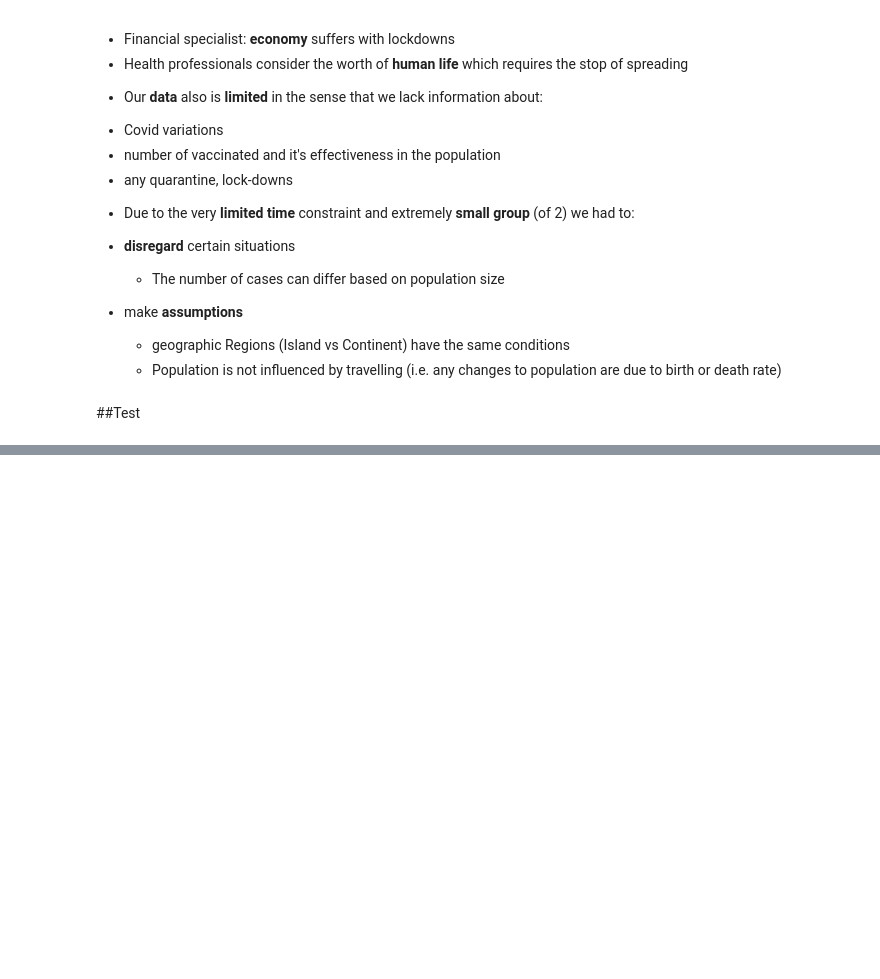
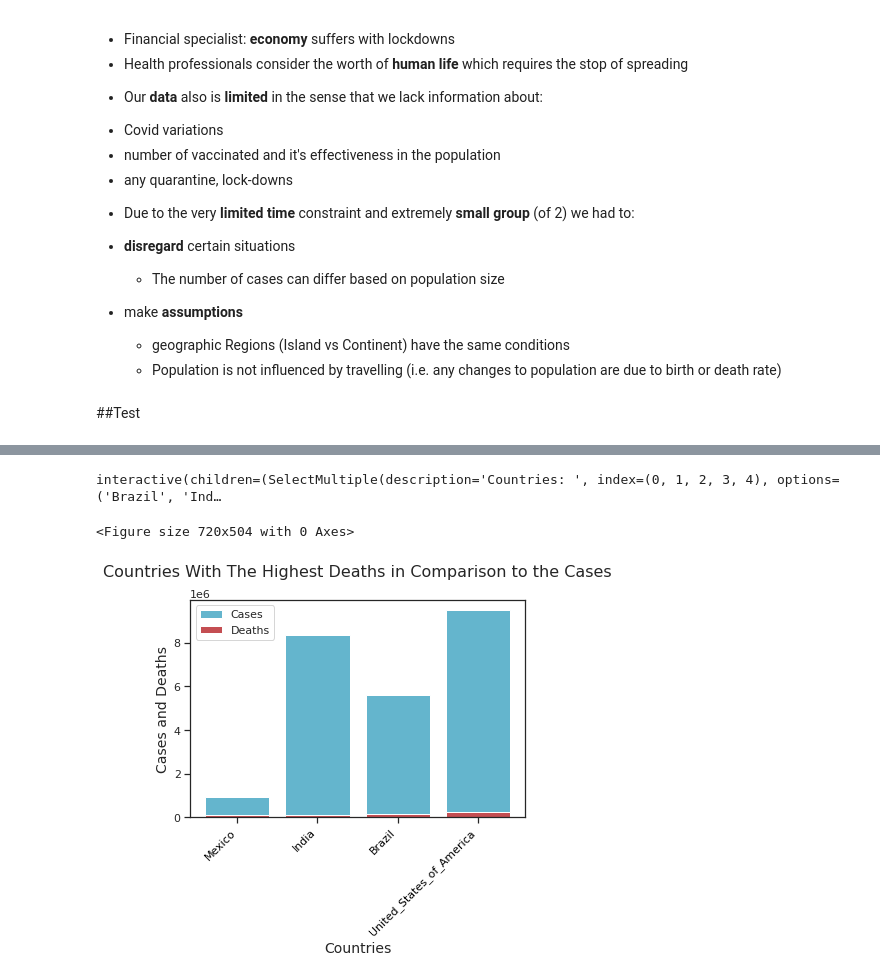
Before and after one commit to raulFuzita/cct_data_visualisation_communication, a Jupyter notebook: DVC_CA_Marina.ipynb, the cells around one changed output, grey strips where cells are left out. Saved outputs shown, nothing was run; the diff lists cells and outputs as text; code cells hidden in the pictures; blank space fills up the shorter version.

```diff
--- a/DVC_CA_Marina.ipynb
+++ b/DVC_CA_Marina.ipynb
@@ -568,0 +484,60 @@ sns.heatmap(pcd.corr(), annot=True, cmap='Oranges')
+# %%
+#@markdown Run this cell to sort data by month and filter by country.
+
+df_sortedbydm = df.sort_values(by=[dct.Month, dct.Day])
+filter = country4_hd[dct.Country].values
+dfplot = pv.pivot_melt(df_sortedbydm, dct.Country, dct.Deaths, filter=filter)
+
+#@markdown Select a country from the select area. This chart is interactive and should change the information once a country name is selected.
+
+#@markdown The graphic below compares the total deaths by Covid-19 against a few countries death rates. The period measured took place between January and November in 2020.
+
+default = dfplot.columns.unique()
+options = default.append(pd.Index(['Default']))
+four_country_picker = widgets.SelectMultiple(
+    options=options,
+    value=list(options),
+    description='Countries: '
+)
+
+@widgets.interact(symbols=four_country_picker)
+def render(symbols):
+  if 'Default' in symbols:
+    symbols = tuple(options)
+  selected = dfplot[dfplot.columns[dfplot.columns.isin(symbols)]]
+  plt.figure(figsize =(12, 9))
+  plt.plot(cases_deaths_date[dct.Deaths])
+  plt.plot(selected)
+  plt.xlabel('Days in a Year', fontsize=14)
+  plt.ylabel('Deaths\' rate', fontsize=14)
+  plt.title('Total Deaths vs Country\'s Deaths\n', fontsize=16)
+  plt.legend(['Total Deaths']+list(symbols))
+  plt.show()
+# %% [output]
+interactive(children=(SelectMultiple(description='Countries: ', index=(0, 1, 2, 3, 4), options=('Brazil', 'Ind…
+# %%
+#@title ### Comparing deaths and cases
+
+#@markdown Although those countries have the highest death rate, it is still much smaller than the cases. This analysis is not regardless of the number of deaths it represents in percentage but the correlation between those two variables.
+
+#@markdown Yet wet cannot conclude the number of cases does not impact more significantly the number of deaths. We need further investigation which these small data sets cannot provide us with enough variables and observations for such a conclusion. We believe, it is still too early for anyone to have conclusive data for a final answer.
+
+#@markdown Please, run the cell to display a bar cheart.
+
+plt.figure(figsize =(10, 7))
+country = country4_hd[dct.Country].values
+pos = np.arange(len(country))
+
+ax = plt.subplots()
+plt.bar(pos, country4_hd[dct.Cases], color='c', label='Cases')
+plt.bar(pos, country4_hd[dct.Deaths], color='r', label='Deaths')
+plt.xticks(pos, country, color='black', rotation=45, horizontalalignment='right')
+
+plt.xlabel('Countries', fontsize=14)
+plt.ylabel('Cases and Deaths', fontsize=14)
+plt.title('Countries With The Highest Deaths in Comparison to the Cases\n', fontsize=16)
+plt.legend()
+plt.show()
+# %% [output]
+<Figure size 720x504 with 0 Axes>
+[figure, added]
```
Also changed, not shown: parts of 102 cells of this notebook.
